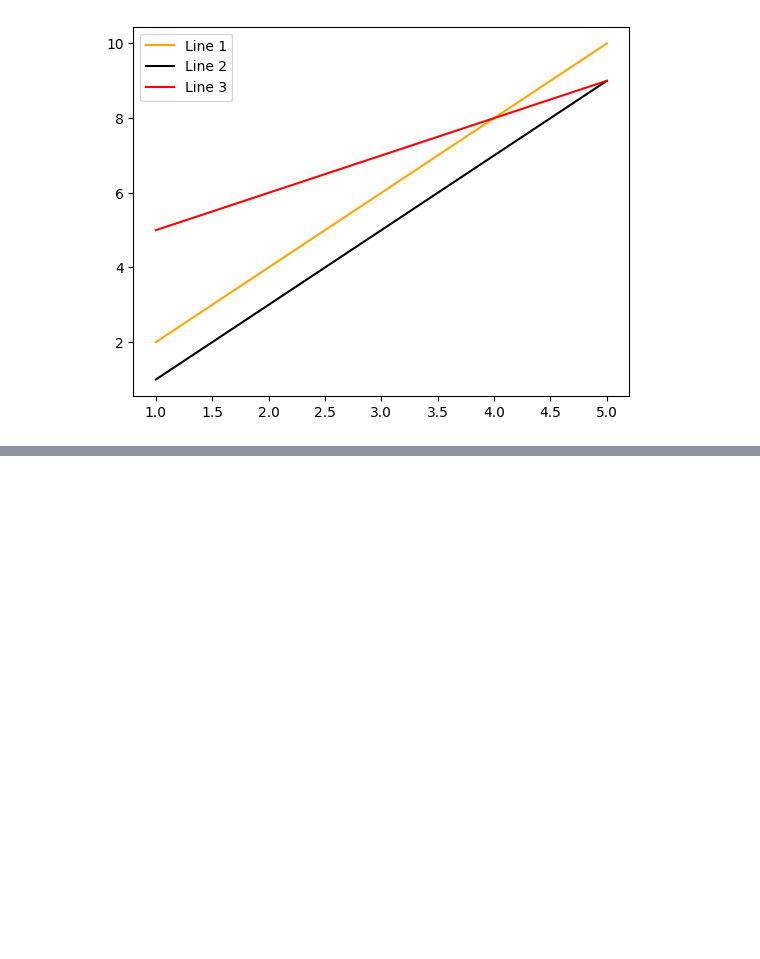
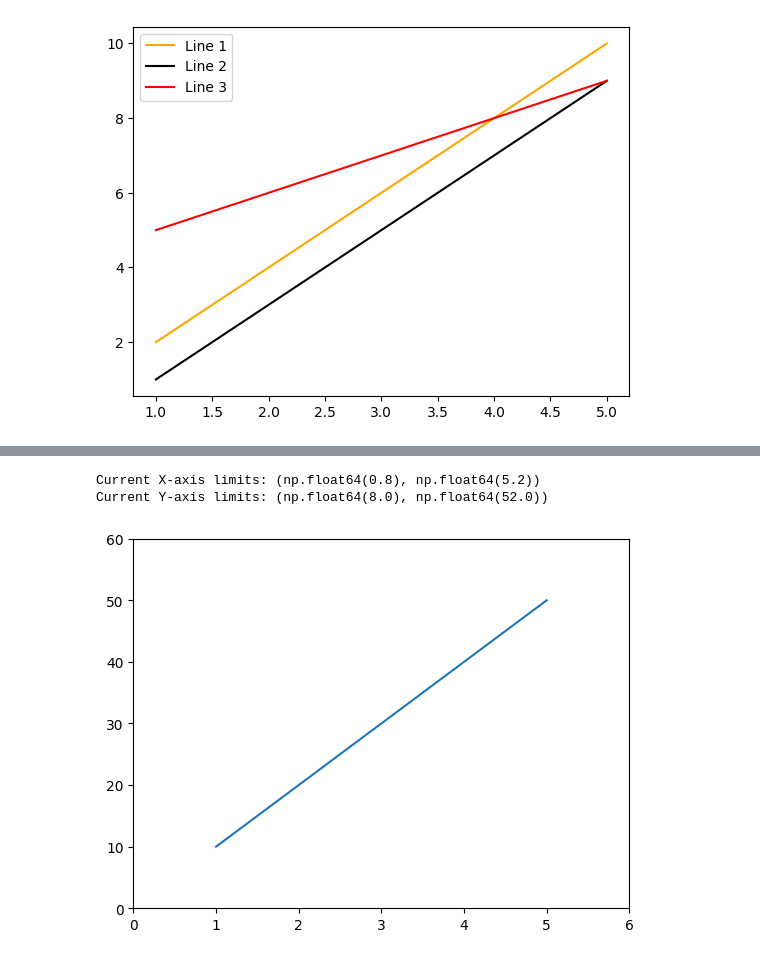
Before and after one commit to dhirajmanavalan/DataProcessing, a Jupyter notebook: Matplotlib/Problems/problems.ipynb, the cells around one changed output, grey strips where cells are left out. Saved outputs shown, nothing was run; the diff lists cells and outputs as text; code cells hidden in the pictures; blank space fills up the shorter version.

```diff
--- a/Matplotlib/Problems/problems.ipynb
+++ b/Matplotlib/Problems/problems.ipynb
@@ -108,0 +173,23 @@ plt.show()
+# %%
+# 9. Write a Python program to display the current axis limits values and set new axis values.
+
+x = [1, 2, 3, 4, 5]
+y = [10, 20, 30, 40, 50]
+
+plt.plot(x, y)
+
+print("Current X-axis limits:", plt.xlim())
+print("Current Y-axis limits:", plt.ylim())
+
+plt.xlim(0, 6)
+plt.ylim(0, 60)
+
+plt.xlabel="X Axis"
+plt.ylabel="Y Axis"
+plt.title="Displaying and Setting Axis Limits"
+
+plt.show()
+# %% [output]
+Current X-axis limits: (np.float64(0.8), np.float64(5.2))
+Current Y-axis limits: (np.float64(8.0), np.float64(52.0))
+[figure, added]
```
Also changed, not shown: parts of 4 cells of this notebook.
